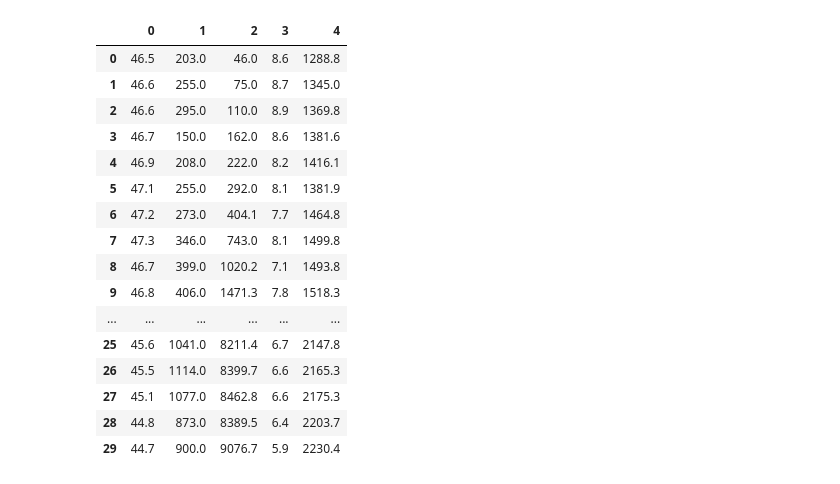
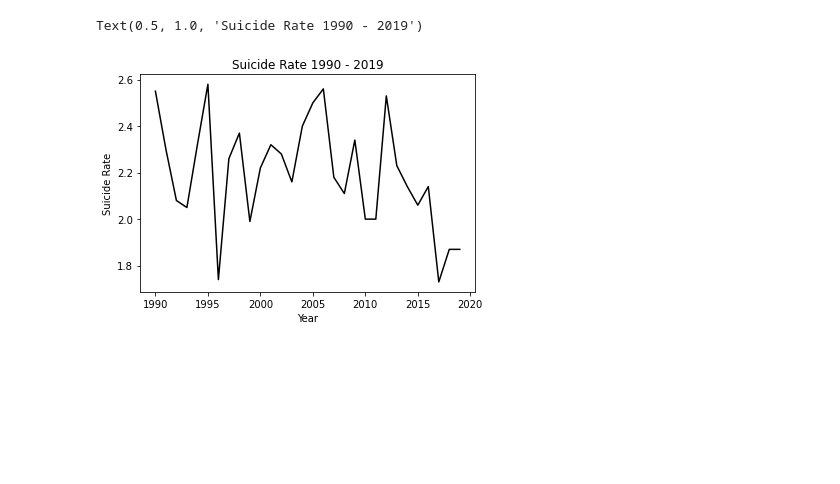
Before and after one commit to zachlim98/Singapore-Explorations, a Jupyter notebook: Code/Suicide Rate Regression.ipynb, the cells around one changed output. Saved outputs shown, nothing was run; the diff lists cells and outputs as text; code cells hidden in the pictures; blank space fills up the shorter version.

Commit message:
Updated code for suicide rate explorations

```diff
--- a/Code/Suicide Rate Regression.ipynb
+++ b/Code/Suicide Rate Regression.ipynb
@@ -8,23 +8,13 @@ import matplotlib.pyplot as plt
 # %%
 #import datasets
 dataset = pd.read_csv('suicide_rate.csv')
-X = pd.DataFrame(dataset.iloc[:, 2:].values)
+X = pd.DataFrame(dataset.iloc[:, 8:])
 y = dataset.iloc[:, 1].values
-# %% [output]
-|  | 0 | 1 | 2 | 3 | 4 |
-| 0 | 46.5 | 203.0 | 46.0 | 8.6 | 1288.8 |
-| 1 | 46.6 | 255.0 | 75.0 | 8.7 | 1345.0 |
-| 2 | 46.6 | 295.0 | 110.0 | 8.9 | 1369.8 |
-| 3 | 46.7 | 150.0 | 162.0 | 8.6 | 1381.6 |
-| 4 | 46.9 | 208.0 | 222.0 | 8.2 | 1416.1 |
-| 5 | 47.1 | 255.0 | 292.0 | 8.1 | 1381.9 |
-| 6 | 47.2 | 273.0 | 404.1 | 7.7 | 1464.8 |
-| 7 | 47.3 | 346.0 | 743.0 | 8.1 | 1499.8 |
-| 8 | 46.7 | 399.0 | 1020.2 | 7.1 | 1493.8 |
-| 9 | 46.8 | 406.0 | 1471.3 | 7.8 | 1518.3 |
-| ... | ... | ... | ... | ... | ... |
-| 25 | 45.6 | 1041.0 | 8211.4 | 6.7 | 2147.8 |
-| 26 | 45.5 | 1114.0 | 8399.7 | 6.6 | 2165.3 |
-| 27 | 45.1 | 1077.0 | 8462.8 | 6.6 | 2175.3 |
-| 28 | 44.8 | 873.0 | 8389.5 | 6.4 | 2203.7 |
-| 29 | 44.7 | 900.0 | 9076.7 | 5.9 | 2230.4 |
+# %%
+plt.plot(dataset["Year"],dataset["Suicide_Rate"],color='black')
+plt.xlabel('Year')
+plt.ylabel('Suicide Rate')
+plt.title('Suicide Rate 1990 - 2019')
+# %% [output]
+Text(0.5, 1.0, 'Suicide Rate 1990 - 2019')
+[figure, added]
```
Also changed, not shown: parts of 13 cells of this notebook, 7 other files.
